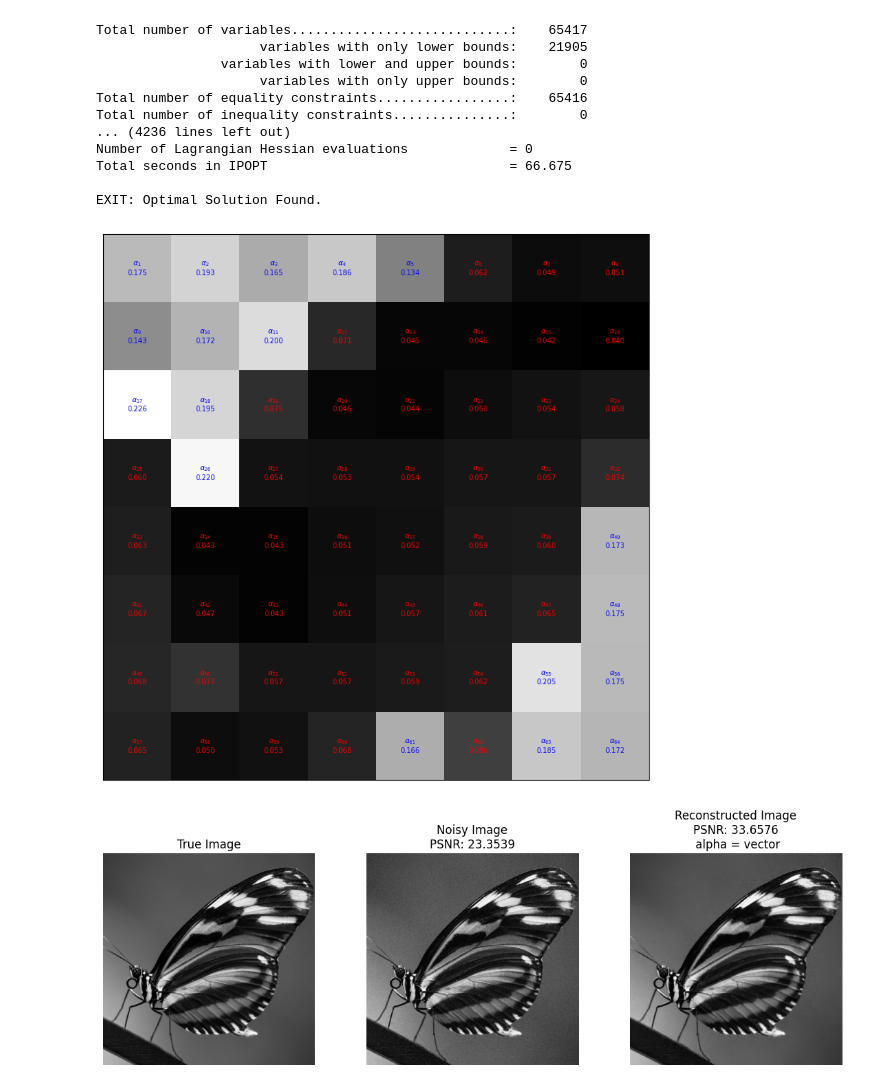
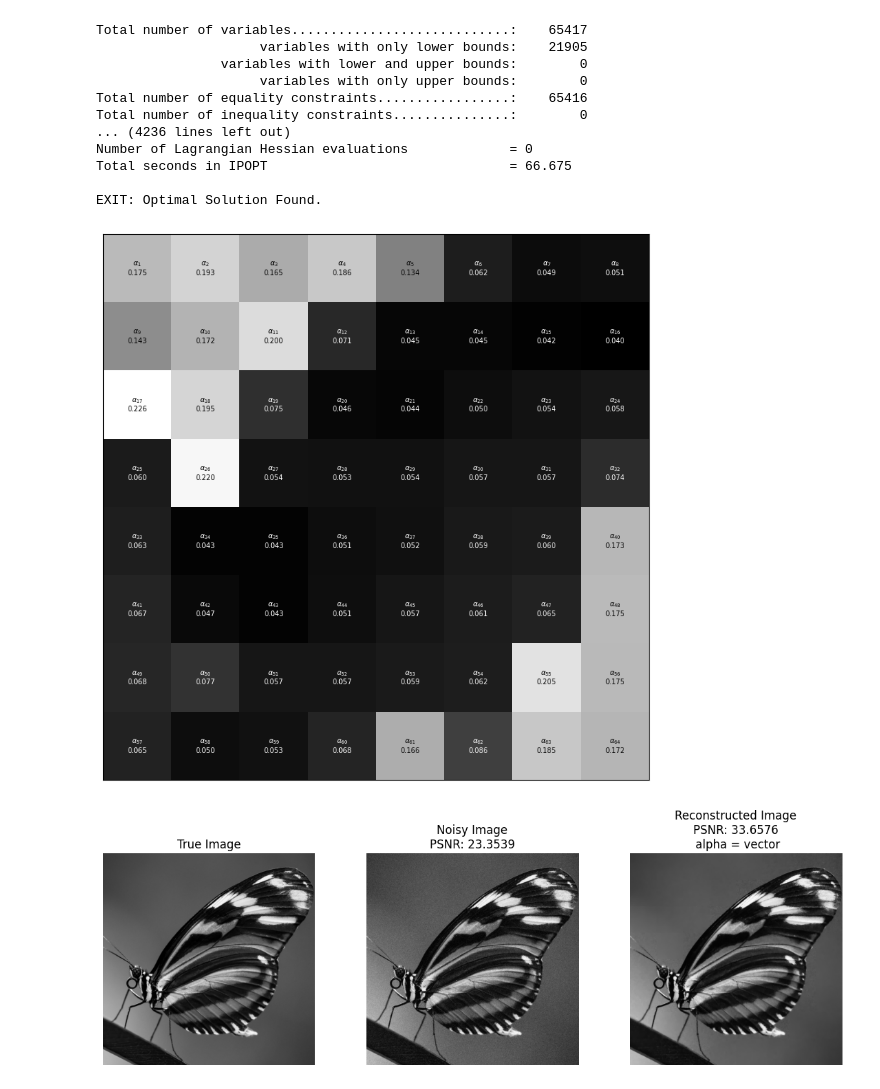
Before and after one commit to dvillacis/bimpcc_2, a Jupyter notebook: notebook/tv_denoisingreg_parches.ipynb, the cells around one changed output. Drawn from its saved outputs; the diff is of its cells as text; code cells hidden in the pictures.

```diff
--- a/notebook/tv_denoisingreg_parches.ipynb
+++ b/notebook/tv_denoisingreg_parches.ipynb
@@ -164,35 +164,36 @@ import matplotlib.pyplot as plt
 
 # Normalización a [0,1]
 alphas_norm = (alphas - alphas.min()) / (alphas.max() - alphas.min())
 
 # Reorganizar en matriz 8x8
 tablero = alphas_norm.reshape(8, 8)
 tablero_original = alphas.reshape(8, 8)
 
 # Graficar
 fig, ax = plt.subplots(figsize=(10, 10))
 im = ax.imshow(tablero, cmap='gray', interpolation='nearest')
 
 # Etiquetas automáticas con alpha_1, ..., alpha_64
 k = 0
 for i in range(8):
     for j in range(8):
         ax.text(
             j, i,
             rf'$\alpha_{{{k+1}}}$' + f'\n{tablero_original[i, j]:.3f}',
             ha='center',
             va='center',
-            color='white' if tablero[i, j] < 0.5 else 'blue',
+            color='white' if tablero[i, j] < 0.5 else 'black',
             fontsize=7
         )
         k += 1
 
 ax.set_xticks([])
 ax.set_yticks([])
 # plt.colorbar(im, ax=ax, label='alpha normalizado')
+plt.savefig("tablero_alphas.pdf", bbox_inches="tight")
 plt.show()
 # %% [output]
-[figure, old version]
+[figure, new version]
 # %%
 bloques_scaled = []
 for u in u_result:
```
Also changed, not shown: 5 other files.
